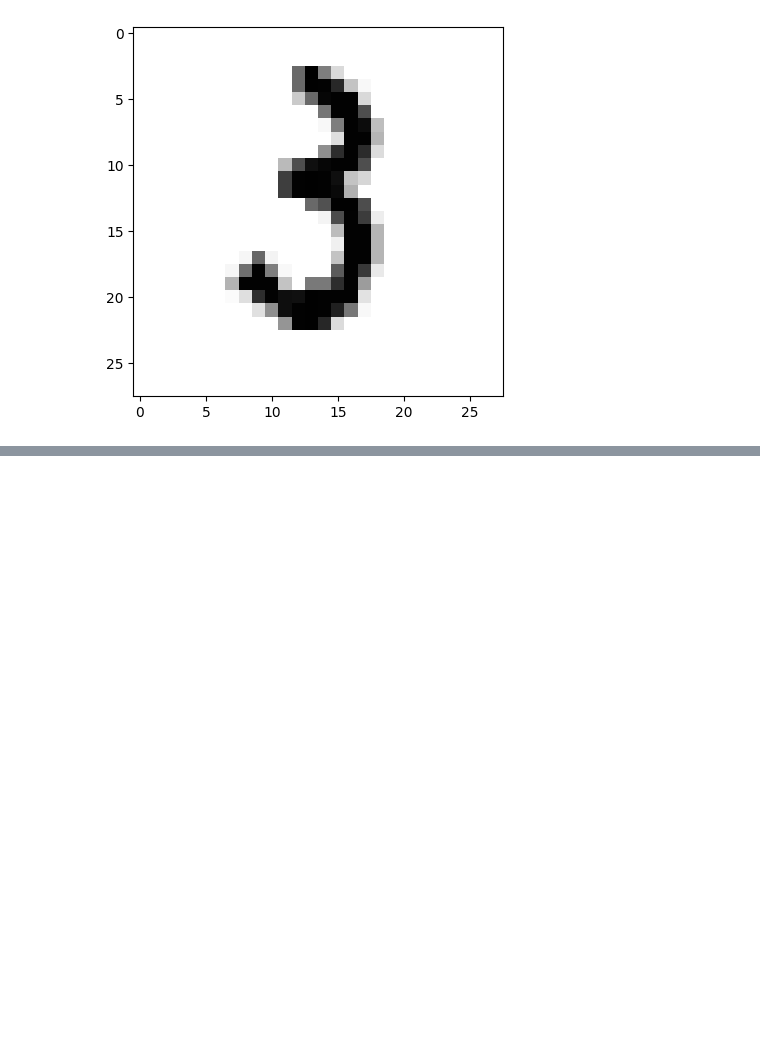
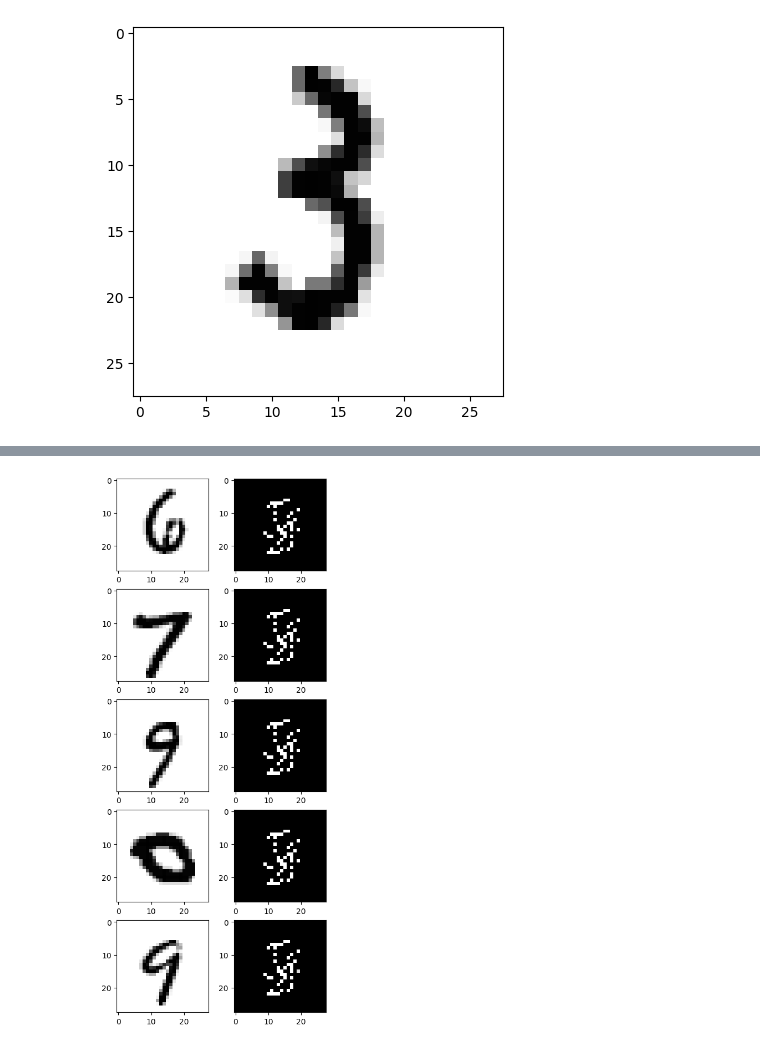
Before and after one commit to qc2321/embedders, a Jupyter notebook: notebooks/6_pc_mcvae.ipynb, the cells around one changed output, grey strips where cells are left out. Saved outputs shown, nothing was run; the diff lists cells and outputs as text; code cells hidden in the pictures; blank space fills up the shorter version.

```diff
--- a/notebooks/6_pc_mcvae.ipynb
+++ b/notebooks/6_pc_mcvae.ipynb
@@ -52,0 +157,13 @@ plt.imshow(mnist.data[1234].detach().numpy(), cmap='gray_r')
+# %%
+# Let's try a reconstruction
+N_RECONSTRUCTIONS = 5
+
+x = X_train[torch.randint(low=0, high=len(X_train), size=(N_RECONSTRUCTIONS,))]
+x_recon, z_mean, z_logvar = vae(x.view(-1, 28 * 28))
+
+fig, axs = plt.subplots(N_RECONSTRUCTIONS, 2, figsize=(5, 5*N_RECONSTRUCTIONS/2))
+for i in range(N_RECONSTRUCTIONS):
+    axs[i, 0].imshow(x[i].view(28, 28).detach().cpu().numpy(), cmap="gray_r")
+    axs[i, 1].imshow(x_recon[i].view(28, 28).detach().cpu().numpy(), cmap="gray_r")
+# %% [output]
+[figure, added]
```
Also changed, not shown: parts of 5 cells of this notebook, 3 other files.
